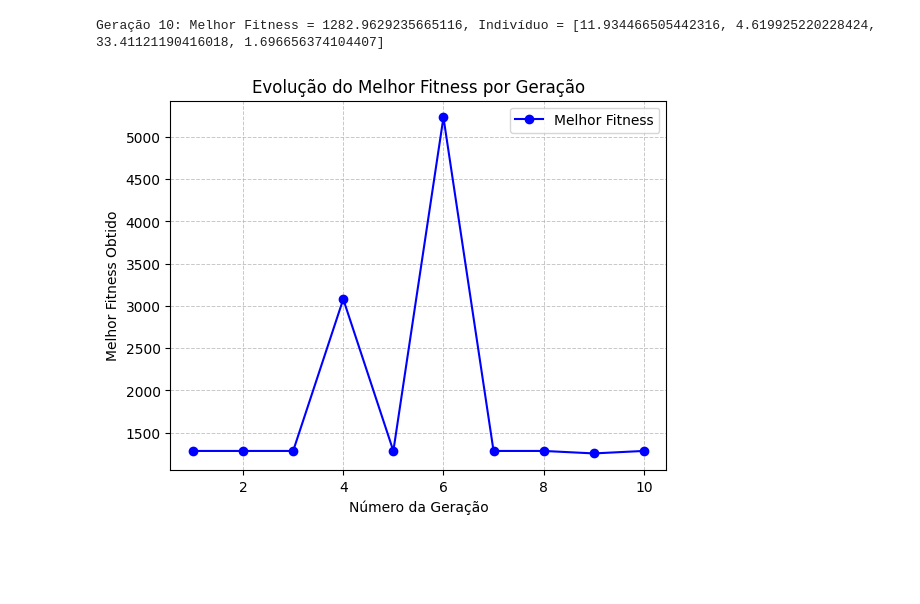
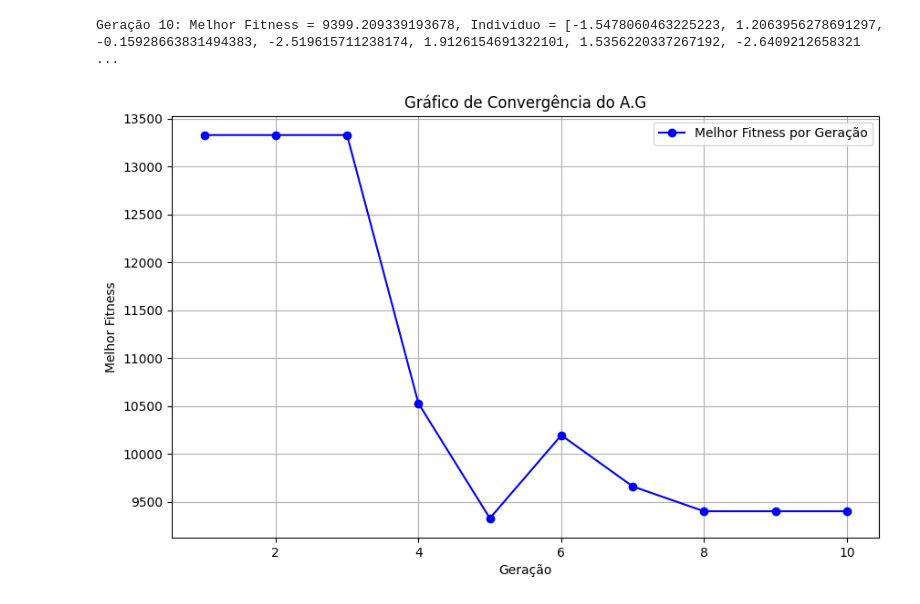
Before and after one commit to Guiioff/Algoritmos-Otimizacao, a Jupyter notebook: alg_genetico.ipynb, the cells around one changed output. Cells and saved outputs as stored; diff of their text form; code cells hidden in the pictures; blank space fills up the shorter version.

```diff
--- a/alg_genetico.ipynb
+++ b/alg_genetico.ipynb
@@ -182,38 +161,30 @@ class AlgoritmoGenetico:
 
         return melhores_fitness
 # %%
-import matplotlib.pyplot as plt
-
-alg = AlgoritmoGenetico(dimensoes = 4,
-                        limite_min= -100.0,
-                        limite_max= 100.0,
-                        tamanho_populacao = 10,
+alg = AlgoritmoGenetico(dimensoes= 10,
+                        limite_min= -5.12,
+                        limite_max= 5.12,
+                        tamanho_populacao= 30,
                         tipo_selecao= 2, # 1 = Proporcional ao Fitness   # 2 = Torneio
-                        num_fitness= 1,  # 1 = Sphere   2 = Rastrigin  3 = rosenbrock
-                        tipo_cruzamento= 2,  # 1 = Cruzamento por 1 ponto     2 = Cruzamento por 2 pontos
-                        taxa_de_cruzamento = 0.7,
-                        taxa_de_mutacao=0.01,
-                        qtd_geracoes=10)
+                        num_fitness= 3,  # 1 = Sphere   2 = Rastrigin  3 = rosenbrock
+                        tipo_cruzamento= 1,  # 1 = Cruzamento por 1 ponto     2 = Cruzamento por 2 pontos
+                        taxa_de_cruzamento= 0.9,
+                        taxa_de_mutacao= 0.01,
+                        qtd_geracoes= 10)
 
 best_fitness = alg.executar()
-
-# print()
-# for i in best_fitness:
-#     print(i)
 
 x = [i for i in range(1, len(best_fitness) + 1)]
 y = best_fitness
 
-plt.plot(x, y, marker='o', linestyle='-', color='b', label='Melhor Fitness')
-
-plt.title('Evolução do Melhor Fitness por Geração')
-plt.xlabel('Número da Geração')
-plt.ylabel('Melhor Fitness Obtido')
-
-plt.legend(loc='upper right')
-plt.grid(True, which='both', linestyle='--', linewidth=0.7, alpha=0.7)
-
+plt.figure(figsize=(10, 6))
+plt.plot(x, y, marker='o', linestyle='-', color='b', label='Melhor Fitness por Geração')
+plt.xlabel('Geração')
+plt.ylabel('Melhor Fitness')
+plt.title('Gráfico de Convergência do A.G')
+plt.legend()
+plt.grid(True)
 plt.show()
 # %% [output]
-Geração 10: Melhor Fitness = 1282.9629235665116, Indivíduo = [11.934466505442316, 4.619925220228424, 33.41121190416018, 1.696656374104407]
+Geração 10: Melhor Fitness = 9399.209339193678, Indivíduo = [-1.5478060463225223, 1.2063956278691297, -0.15928663831494383, -2.519615711238174, 1.9126154691322101, 1.5356220337267192, -2.6409212658321 ...
-[figure, old version]
+[figure, new version]
```
Also changed, not shown: parts of 2 cells of this notebook.
